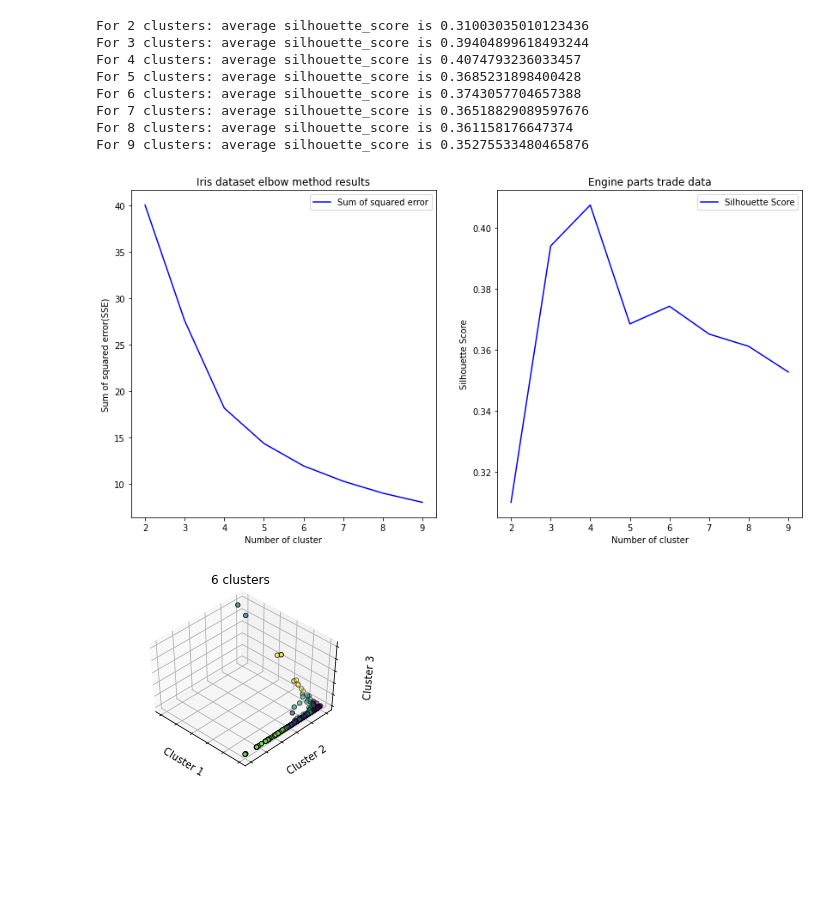
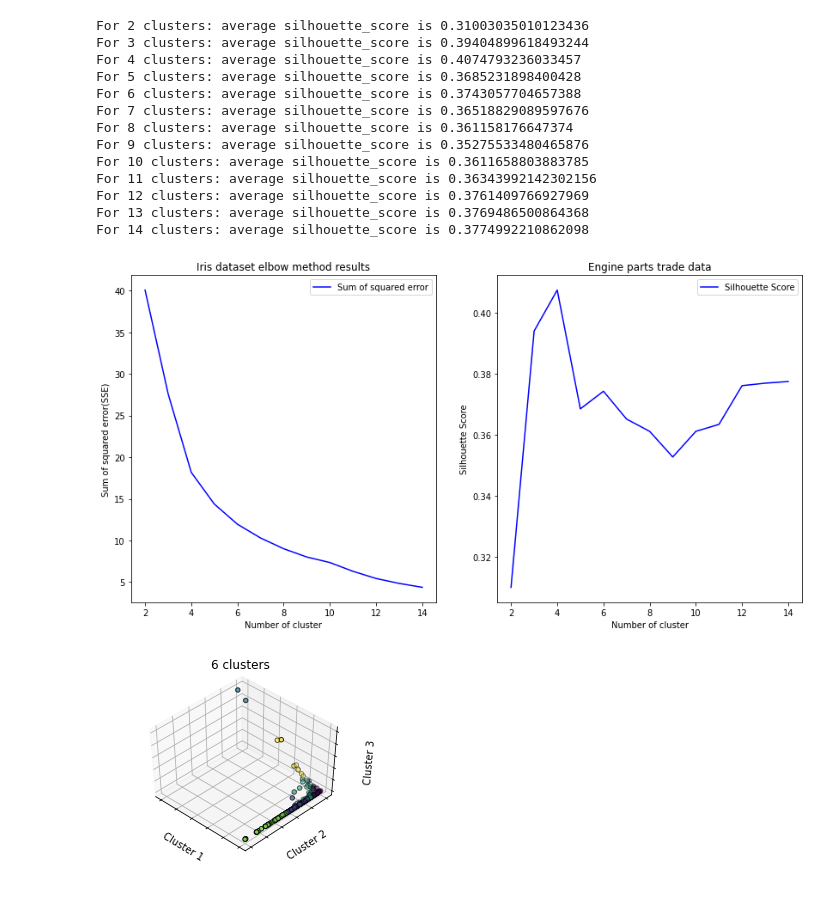
Before and after one commit to GarethWilhelm/TS-Feature-Clustering, a Jupyter notebook: clustering_tsfresh_features.ipynb, the cells around one changed output. Drawn from its saved outputs; the diff is of its cells as text; code cells hidden in the pictures; blank space fills up the shorter version.

```diff
--- a/clustering_tsfresh_features.ipynb
+++ b/clustering_tsfresh_features.ipynb
@@ -8,6 +8,7 @@ from pylab import plot,show
 from numpy import vstack,array
 from numpy.random import rand
 import numpy as np
+import seaborn as sns
 from scipy.cluster.vq import kmeans,vq
 import pandas as pd
 import pandas_datareader as dr
@@ -21,6 +22,15 @@ from sklearn.cluster import AgglomerativeClustering
 from sklearn.metrics.cluster import homogeneity_score
 from sklearn import decomposition
 from scipy.cluster.hierarchy import dendrogram
+from sklearn.cluster import KMeans, SpectralClustering
+from sklearn.preprocessing import StandardScaler
+from sklearn.metrics import silhouette_samples, silhouette_score
+
+%matplotlib inline
+sns.set_context('notebook')
+plt.style.use('fivethirtyeight')
+from warnings import filterwarnings
+filterwarnings('ignore')
 # %%
 PATH = '/content/drive/My Drive/Stellenbosch/Webster/min_feats_ts'
 engines = pd.read_csv(f'{PATH}/107188_dict_expval.csv')
@@ -34,5 +54,5 @@ X = scaler.fit_transform(X)
 # %%
-range_n_clusters = range(2,10)
+range_n_clusters = range(2,15)
 elbow = []
 ss = []
 for n_clusters in range_n_clusters:
@@ -44,31 +64,36 @@ for n_clusters in range_n_clusters:
    ss.append(silhouette_avg)
    print(f"For {n_clusters} clusters: average silhouette_score is {silhouette_avg}")
    #Finding the average SSE"
    elbow.append(clusterer.inertia_) # Inertia: Sum of distances of samples to their closest cluster center
 
 fig = plt.figure(figsize=(14,7))
 
 fig.add_subplot(121)
 plt.title("Iris dataset elbow method results")
 plt.plot(range_n_clusters, elbow,'b-',label='Sum of squared error')
 plt.xlabel("Number of cluster")
 plt.ylabel("Sum of squared error(SSE)")
 plt.legend()
 
 fig.add_subplot(122)
 plt.title("Engine parts trade data")
 plt.plot(range_n_clusters, ss,'b-',label='Silhouette Score')
 plt.xlabel("Number of cluster")
 plt.ylabel("Silhouette Score")
 plt.legend()
 plt.show()
 # %% [output]
 For 2 clusters: average silhouette_score is 0.31003035010123436
 For 3 clusters: average silhouette_score is 0.39404899618493244
 For 4 clusters: average silhouette_score is 0.4074793236033457
 For 5 clusters: average silhouette_score is 0.3685231898400428
 For 6 clusters: average silhouette_score is 0.3743057704657388
 For 7 clusters: average silhouette_score is 0.36518829089597676
 For 8 clusters: average silhouette_score is 0.361158176647374
 For 9 clusters: average silhouette_score is 0.35275533480465876
+For 10 clusters: average silhouette_score is 0.3611658803883785
+For 11 clusters: average silhouette_score is 0.36343992142302156
+For 12 clusters: average silhouette_score is 0.3761409766927969
+For 13 clusters: average silhouette_score is 0.3769486500864368
+For 14 clusters: average silhouette_score is 0.3774992210862098
-[figure, old version]
+[figure, new version]
```
Also changed, not shown: parts of 3 cells of this notebook.
